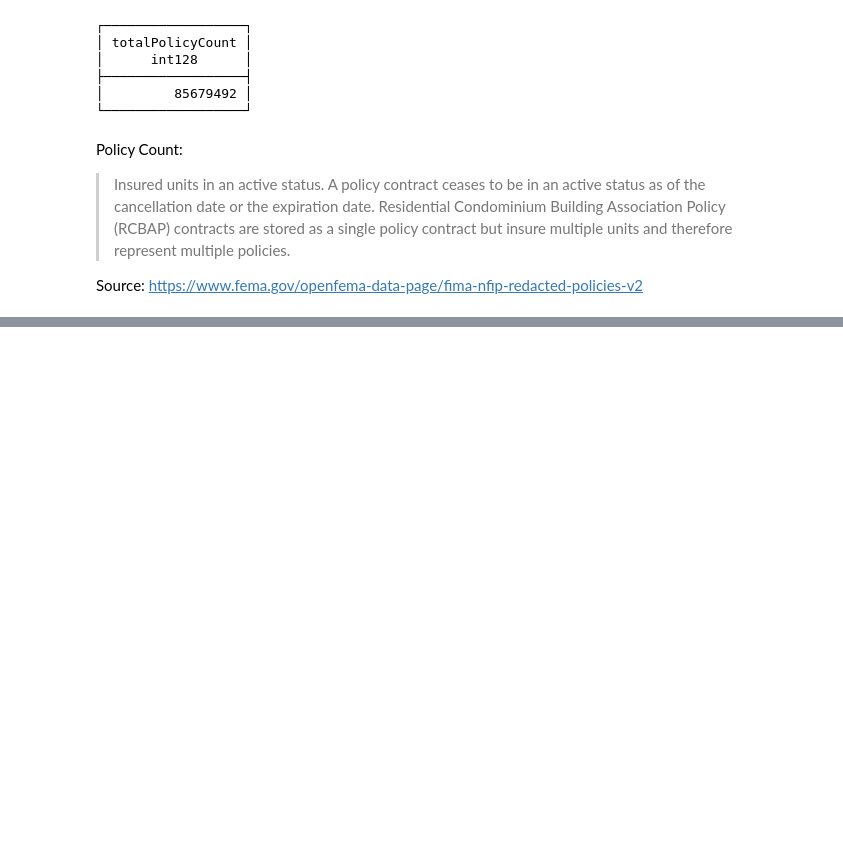
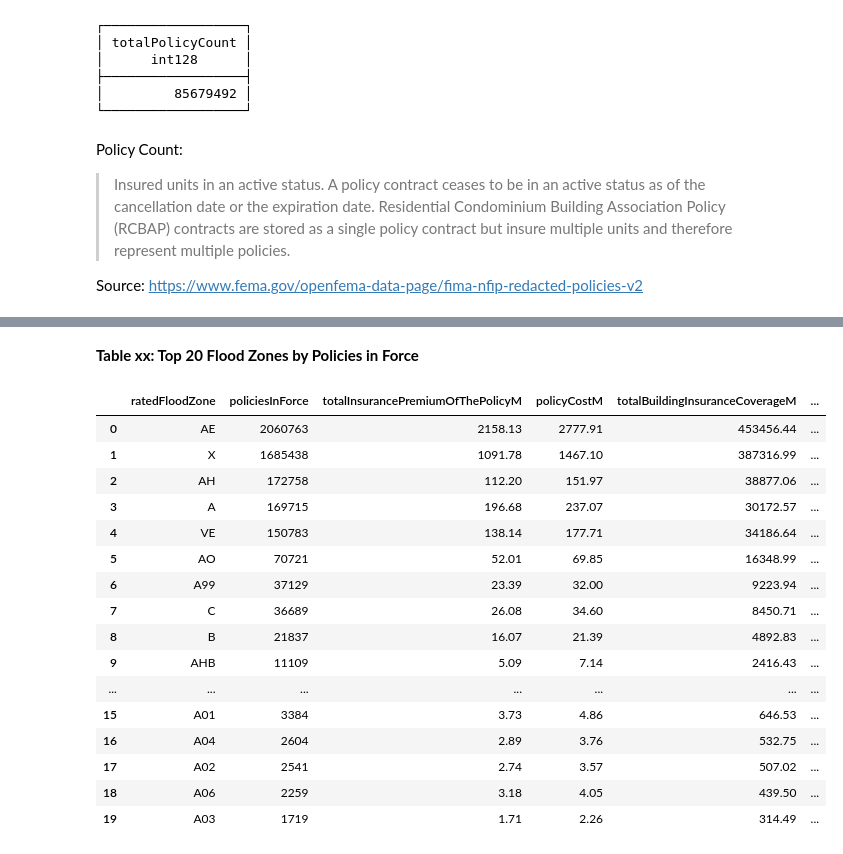
Before and after one commit to mebauer/duckdb-fema-nfip, a Jupyter notebook: analysis-policies.ipynb, the cells around one changed output, grey strips where cells are left out. Drawn from its saved outputs; the diff is of its cells as text; code cells hidden in the pictures; blank space fills up the shorter version.

```diff
--- a/analysis-policies.ipynb
+++ b/analysis-policies.ipynb
@@ -322,0 +422,36 @@ Note: All dollar amounts are reported in nominal terms and have not been adjuste
+# %% [markdown]
+**Table xx: Top 20 Flood Zones by Policies in Force**
+# %%
+con.sql("""
+    SELECT
+        ratedFloodZone,
+        SUM(policyCount)::BIGINT AS policiesInForce,
+        ROUND(SUM(totalInsurancePremiumOfThePolicy) / 1_000_000.0, 2) AS totalInsurancePremiumOfThePolicyM,
+        ROUND(SUM(policyCost) / 1_000_000.0, 2) AS policyCostM,
+        ROUND(SUM(totalBuildingInsuranceCoverage) / 1_000_000.0, 2) AS totalBuildingInsuranceCoverageM,
+        ROUND(SUM(totalContentsInsuranceCoverage) / 1_000_000.0, 2) AS totalContentsInsuranceCoverageM,
+        ROUND(SUM(totalBuildingInsuranceCoverage + totalContentsInsuranceCoverage) / 1_000_000.0, 2) AS totalInsuranceCoverageM
+    FROM policies
+    WHERE policyTerminationDate > '2025-05-14'
+    GROUP BY ALL
+    ORDER BY policiesInForce DESC
+    LIMIT 20
+""").df()
+# %% [output]
+|  | ratedFloodZone | policiesInForce | totalInsurancePremiumOfThePolicyM | policyCostM | totalBuildingInsuranceCoverageM | ... |
+| 0 | AE | 2060763 | 2158.13 | 2777.91 | 453456.44 | ... |
+| 1 | X | 1685438 | 1091.78 | 1467.10 | 387316.99 | ... |
+| 2 | AH | 172758 | 112.20 | 151.97 | 38877.06 | ... |
+| 3 | A | 169715 | 196.68 | 237.07 | 30172.57 | ... |
+| 4 | VE | 150783 | 138.14 | 177.71 | 34186.64 | ... |
+| 5 | AO | 70721 | 52.01 | 69.85 | 16348.99 | ... |
+| 6 | A99 | 37129 | 23.39 | 32.00 | 9223.94 | ... |
+| 7 | C | 36689 | 26.08 | 34.60 | 8450.71 | ... |
+| 8 | B | 21837 | 16.07 | 21.39 | 4892.83 | ... |
+| 9 | AHB | 11109 | 5.09 | 7.14 | 2416.43 | ... |
+| ... | ... | ... | ... | ... | ... | ... |
+| 15 | A01 | 3384 | 3.73 | 4.86 | 646.53 | ... |
+| 16 | A04 | 2604 | 2.89 | 3.76 | 532.75 | ... |
+| 17 | A02 | 2541 | 2.74 | 3.57 | 507.02 | ... |
+| 18 | A06 | 2259 | 3.18 | 4.05 | 439.50 | ... |
+| 19 | A03 | 1719 | 1.71 | 2.26 | 314.49 | ... |
```
Also changed, not shown: parts of 34 cells of this notebook, 2 other files.
